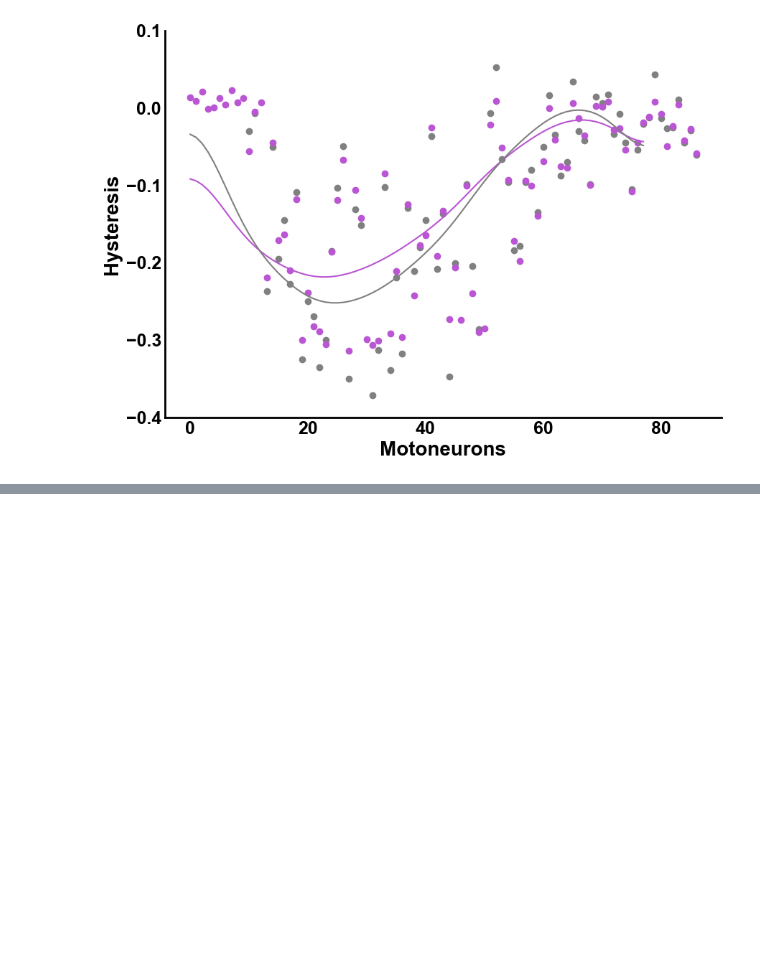
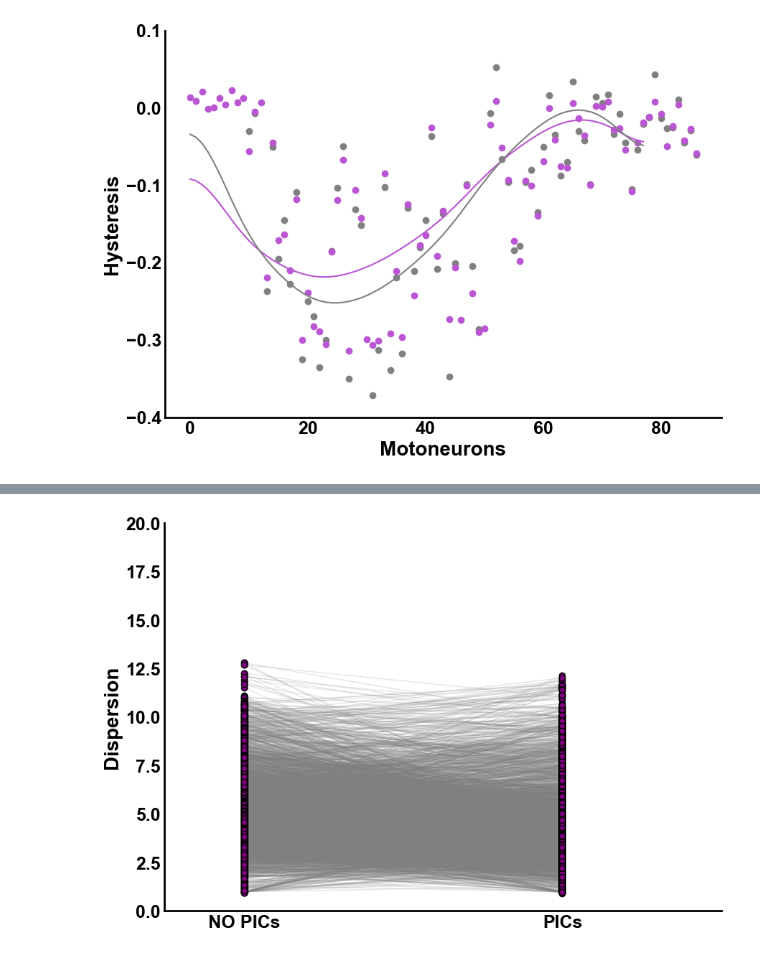
Before and after one commit to natmtc/flexible-motoneuron-control, a Jupyter notebook: Figures.ipynb, the cells around one changed output, grey strips where cells are left out. Drawn from its saved outputs; the diff is of its cells as text; code cells hidden in the pictures; blank space fills up the shorter version.

```diff
--- a/Figures.ipynb
+++ b/Figures.ipynb
@@ -452,0 +524,55 @@ plt.show()
+# %%
+import scipy.io
+import numpy as np
+import matplotlib.pyplot as plt
+import seaborn as sns
+
+# Load the data
+file_path = "Data_MN_Model/Data_final/Flexibility_metrics_matlab/dispersion_chirp_NOPIC.mat"
+mat_data = scipy.io.loadmat(file_path)
+dispersion_NOPIC = mat_data['dispersion'][0,:]
+
+file_path = "Data_MN_Model/Data_final/Flexibility_metrics_matlab/dispersion_chirp_PIC.mat"
+mat_data = scipy.io.loadmat(file_path)
+dispersion_PIC = mat_data['dispersion'][0,:]
+
+# Set plot settings
+plt.rcParams['font.family'] = 'Arial'
+
+fig, ax = plt.subplots(figsize=(10, 7))
+
+# Draw transparent lines between the corresponding points in PIC and NOPIC first
+for i in range(len(dispersion_PIC)):
+    plt.plot([2, 6], [dispersion_NOPIC[i], dispersion_PIC[i]], 'gray', linewidth=1, alpha=0.2)  # Line with transparency
+
+# Now plot the scatter plot for PIC and NOPIC after drawing the lines
+plt.scatter(np.ones(len(dispersion_NOPIC))*2, dispersion_NOPIC, c='purple', edgecolors='black', zorder=3, label='PIC')
+plt.scatter(np.ones(len(dispersion_NOPIC))*6, dispersion_PIC, c='purple', edgecolors='black', zorder=3, label='NOPIC')
+
+# Set axis labels
+ax.set_ylabel("Dispersion", fontsize=20, fontweight='bold')
+
+# Customize x-ticks to show "NOPIC" and "PIC"
+plt.xticks([2, 6], ['NO PICs', 'PICs'], fontsize=18, fontweight='bold')  # Customize x-tick labels
+plt.yticks(fontsize=18, fontweight='bold')
+plt.ylim([0, 20])
+plt.xlim([1, 8])
+
+# Hide grid lines
+ax.grid(False)
+
+# Remove all spines except bottom and left
+sns.despine()
+ax.tick_params(axis='both', which='both', length=0)
+
+# Customize axis line thickness
+ax.spines['bottom'].set_linewidth(2)  # Make bottom axis thicker
+ax.spines['left'].set_linewidth(2)
+
+plt.savefig('/Users/nmt121/Desktop/figures/dispersion_chirp.png', dpi=300, bbox_inches='tight')
+
+
+# Display the plot
+plt.show()
+# %% [output]
+[figure, added]
```
Also changed, not shown: parts of 5 cells of this notebook, 5 other files.
